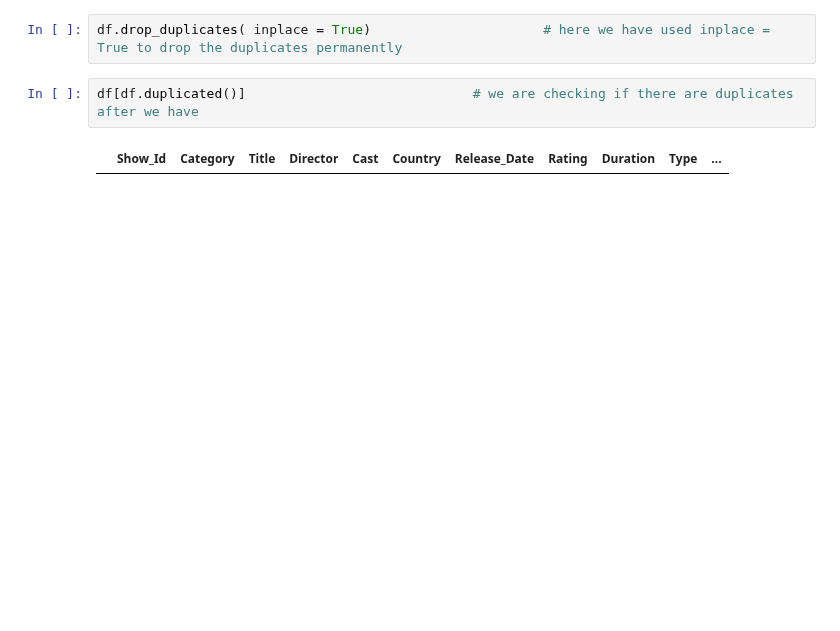
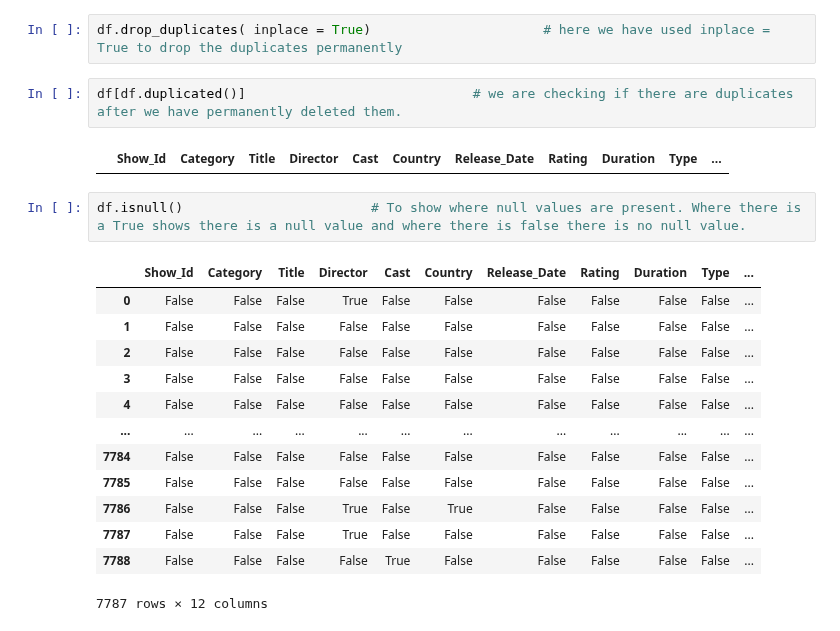
Before and after one commit to Lenmbugua/Analytics-Practice-Datasets, a Jupyter notebook: Netflix Dataset Project.ipynb, the cells around one changed output. Saved outputs shown, nothing was run; the diff lists cells and outputs as text; blank space fills up the shorter version.

Commit message:
Check null values count and use a heat map to show it

```diff
--- a/Netflix Dataset Project.ipynb
+++ b/Netflix Dataset Project.ipynb
@@ -101,6 +103,22 @@ df[df.duplicated(keep=False)]           # This one shows the originals and the c
 # %%
 df.drop_duplicates( inplace = True)                      # here we have used inplace = True to drop the duplicates permanently
 # %%
-df[df.duplicated()]                             # we are checking if there are duplicates after we have
+df[df.duplicated()]                             # we are checking if there are duplicates after we have permanently deleted them.
 # %% [output]
 |  | Show_Id | Category | Title | Director | Cast | Country | Release_Date | Rating | Duration | Type | ... |
+# %%
+df.isnull()                        # To show where null values are present. Where there is a True shows there is a null value and where there is false there is no null value.
+# %% [output]
+|  | Show_Id | Category | Title | Director | Cast | Country | Release_Date | Rating | Duration | Type | ... |
+| 0 | False | False | False | True | False | False | False | False | False | False | ... |
+| 1 | False | False | False | False | False | False | False | False | False | False | ... |
+| 2 | False | False | False | False | False | False | False | False | False | False | ... |
+| 3 | False | False | False | False | False | False | False | False | False | False | ... |
+| 4 | False | False | False | False | False | False | False | False | False | False | ... |
+| ... | ... | ... | ... | ... | ... | ... | ... | ... | ... | ... | ... |
+| 7784 | False | False | False | False | False | False | False | False | False | False | ... |
+| 7785 | False | False | False | False | False | False | False | False | False | False | ... |
+| 7786 | False | False | False | True | False | True | False | False | False | False | ... |
+| 7787 | False | False | False | True | False | False | False | False | False | False | ... |
+| 7788 | False | False | False | False | True | False | False | False | False | False | ... |
+7787 rows × 12 columns
```
Also changed, not shown: parts of 3 cells of this notebook.
